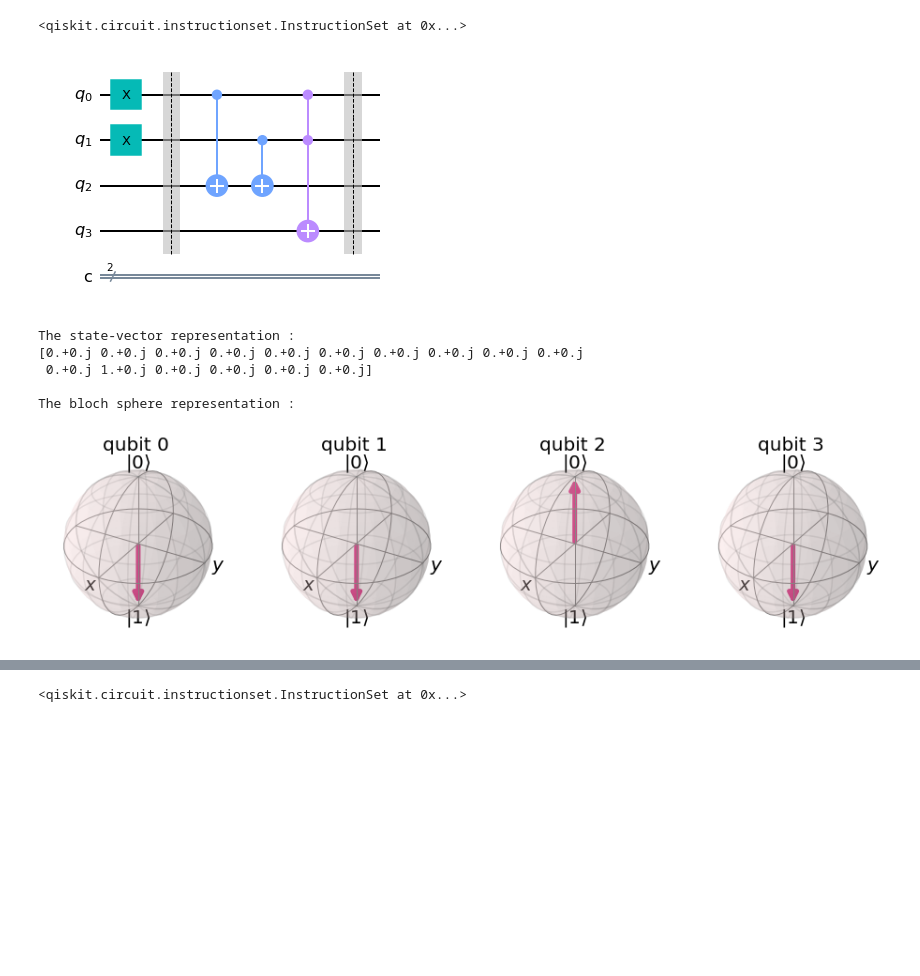
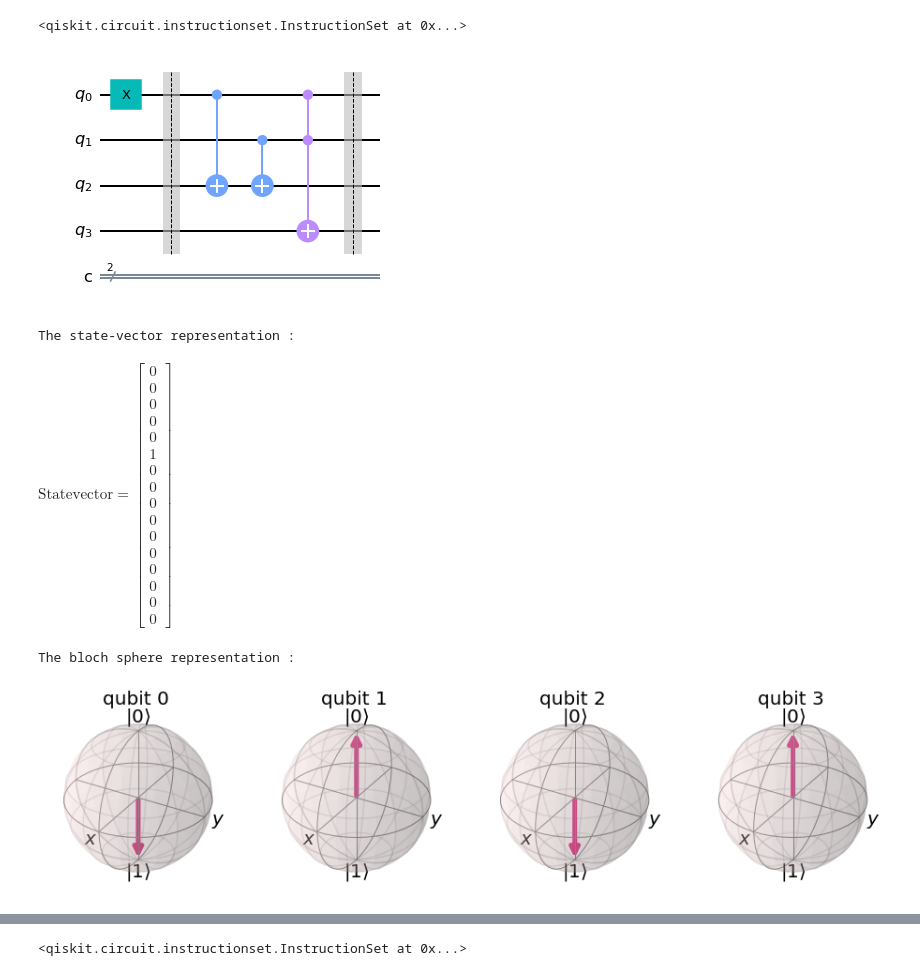
Before and after one commit to nayeem-17/Quantum-Computing, a Jupyter notebook: qiskit_tutorial/adder/half_adder.ipynb, the cells around one changed output, grey strips where cells are left out. Drawn from its saved outputs; the diff is of its cells as text; code cells hidden in the pictures; blank space fills up the shorter version.

```diff
--- a/qiskit_tutorial/adder/half_adder.ipynb
+++ b/qiskit_tutorial/adder/half_adder.ipynb
@@ -9,7 +10,7 @@ circuit = QuantumCircuit(4,2)
 # designing half adder
 
 circuit.x(0)
-circuit.x(1)
+# circuit.x(1)
 circuit.barrier()
 circuit.cx(0,2)
 circuit.cx(1,2)
@@ -23,25 +24,42 @@ circuit.barrier()
 %matplotlib inline
 circuit.draw(output='mpl')
 # %% [output]
-[figure, old version]
+[figure, new version]
 # %%
 # for state vector visualization & bloch sphere visualization
 
 statevector_simulator= Aer.get_backend('statevector_simulator')
 jobs= execute(circuit,backend=statevector_simulator)
 state_vector= jobs.result().get_statevector()
 print('The state-vector representation : ')
-print(state_vector)
+array_to_latex(state_vector, pretext="\\text{Statevector} = ")
 print()
 print('The bloch sphere representation : ')
 plot_bloch_multivector(state_vector)
 # %% [output]
 The state-vector representation :
-[0.+0.j 0.+0.j 0.+0.j 0.+0.j 0.+0.j 0.+0.j 0.+0.j 0.+0.j 0.+0.j 0.+0.j
- 0.+0.j 1.+0.j 0.+0.j 0.+0.j 0.+0.j 0.+0.j]
-
-The bloch sphere representation :
+$\displaystyle
+\text{Statevector} = \begin{bmatrix}
+0 \\
+0 \\
+0 \\
+0 \\
+0 \\
+1 \\
+0 \\
+0 \\
+0 \\
+0 \\
+0 \\
+0 \\
+0 \\
+0 \\
+0 \\
+0
+\end{bmatrix}
+$
+The bloch sphere representation :
-[figure, old version]
+[figure, new version]
 # %%
 #  plotting in q_sphere
 
```
Also changed, not shown: parts of 2 cells of this notebook, 7 other files.
